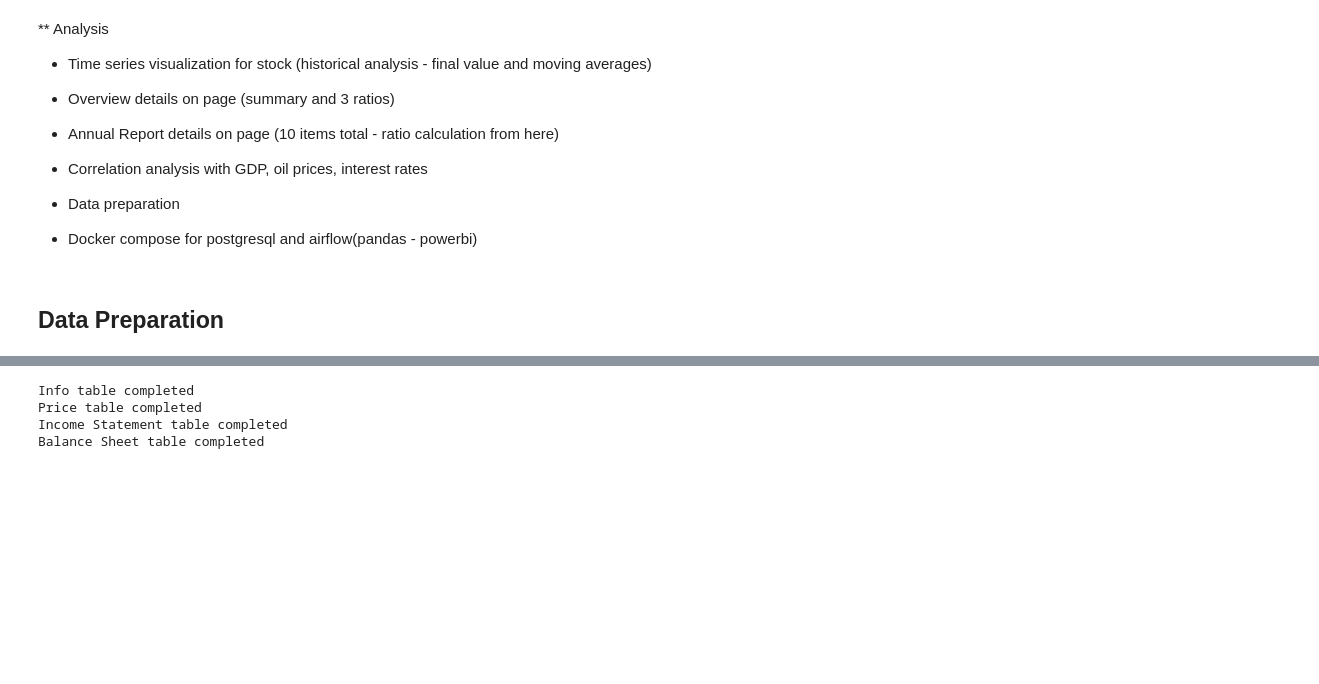
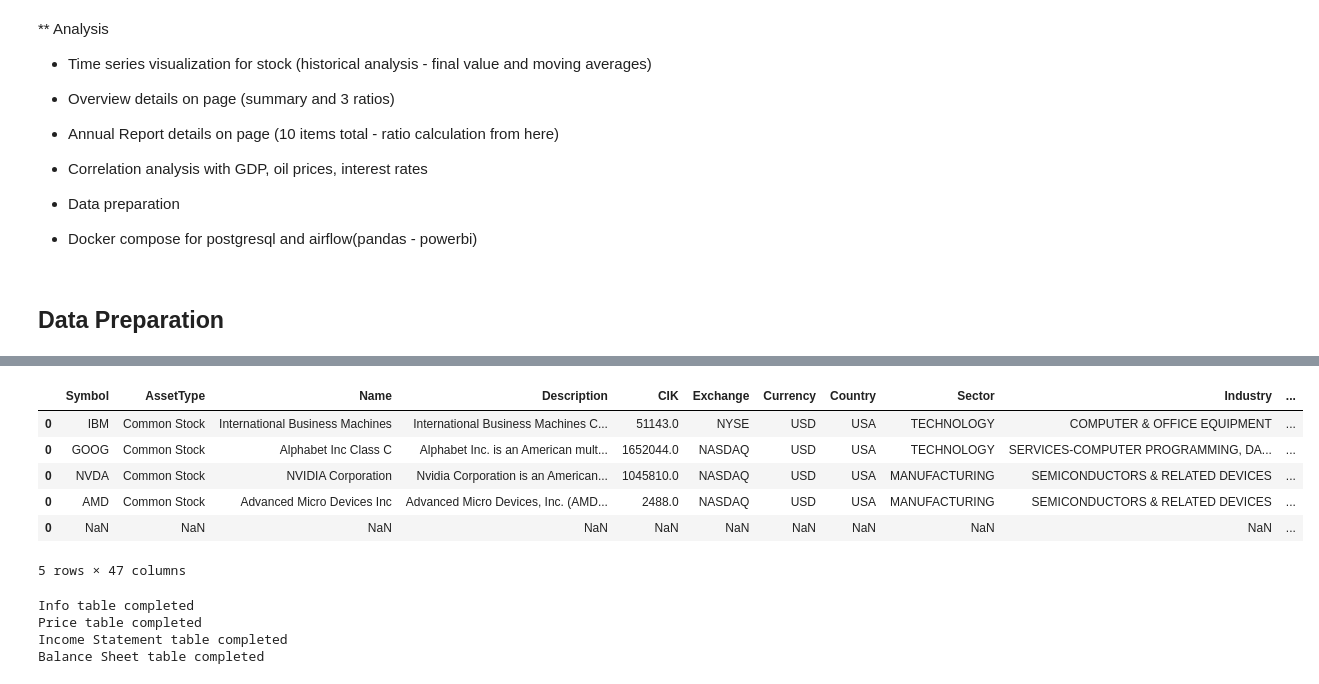
Before and after one commit to LeventSoykan/stock-price-comparison, a Jupyter notebook: practice.ipynb, the cells around one changed output, grey strips where cells are left out. Drawn from its saved outputs; the diff is of its cells as text; code cells hidden in the pictures; blank space fills up the shorter version.

```diff
--- a/practice.ipynb
+++ b/practice.ipynb
@@ -28,7 +28,7 @@ stocks = {
     'GOOG': 2,
     'NVDA': 3,
     'ASML': 4,
-    'AMD': 5
+    'AMD': 5,
 }
 # %%
 class ETL:
@@ -114,4 +116,4 @@ class ETL:
 engine = create_engine(f'postgresql://postgres:{POSTGRES_PASSWORD}@{LINODE_SERVER}:5432/stockdb')
 # %%
 #Create etl object
-etl = ETL(stocks, api_key)
+etl = ETL(stocks, AV_API_KEY)
@@ -118,3 +127,13 @@ etl = ETL(stocks, api_key)
+# %%
+etl.merge(etl.get_info)
+# %% [output]
+|  | Symbol | AssetType | Name | Description | CIK | Exchange | Currency | Country | Sector | Industry | ... |
+| 0 | IBM | Common Stock | International Business Machines | International Business Machines C... | 51143.0 | NYSE | USD | USA | TECHNOLOGY | COMPUTER & OFFICE EQUIPMENT | ... |
+| 0 | GOOG | Common Stock | Alphabet Inc Class C | Alphabet Inc. is an American mult... | 1652044.0 | NASDAQ | USD | USA | TECHNOLOGY | SERVICES-COMPUTER PROGRAMMING, DA... | ... |
+| 0 | NVDA | Common Stock | NVIDIA Corporation | Nvidia Corporation is an American... | 1045810.0 | NASDAQ | USD | USA | MANUFACTURING | SEMICONDUCTORS & RELATED DEVICES | ... |
+| 0 | AMD | Common Stock | Advanced Micro Devices Inc | Advanced Micro Devices, Inc. (AMD... | 2488.0 | NASDAQ | USD | USA | MANUFACTURING | SEMICONDUCTORS & RELATED DEVICES | ... |
+| 0 | NaN | NaN | NaN | NaN | NaN | NaN | NaN | NaN | NaN | NaN | ... |
+5 rows × 47 columns
 # %%
 #Load income_statement data to Postgres DB
 etl.merge(etl.get_info).to_sql('stock_info', engine, schema='public', index=False, if_exists='replace')
```
Also changed, not shown: parts of 2 cells of this notebook, 2 other files.
